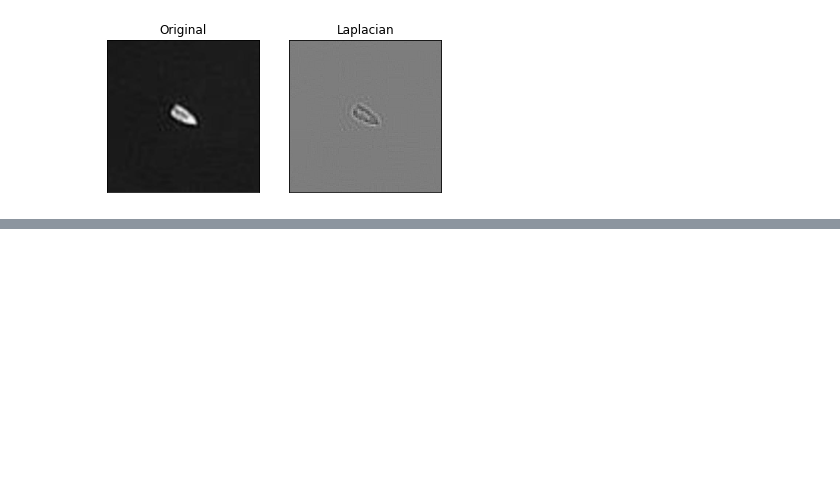
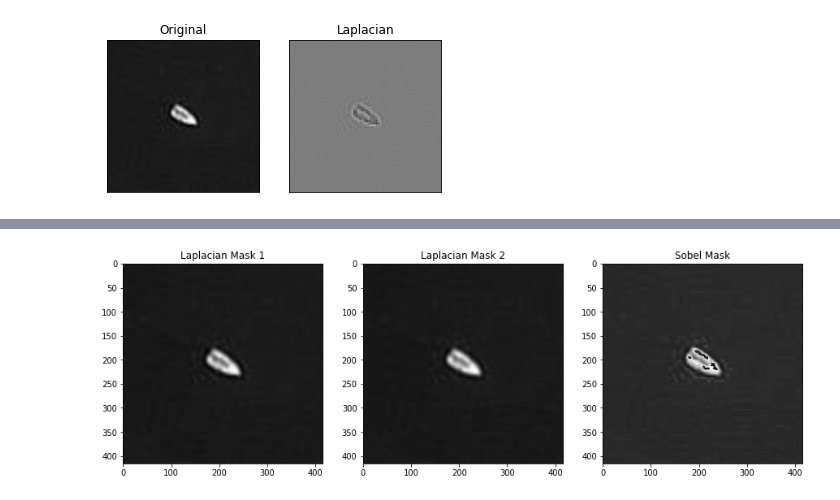
Before and after one commit to ruchiragahlaut/Low-Resolution, a Jupyter notebook: model-backend/research1.ipynb, the cells around one changed output, grey strips where cells are left out. Drawn from its saved outputs; the diff is of its cells as text; code cells hidden in the pictures; blank space fills up the shorter version.

```diff
--- a/model-backend/research1.ipynb
+++ b/model-backend/research1.ipynb
@@ -63,0 +79,46 @@ cv2.CV_64F
+# %%
+import cv2
+import numpy as np
+import matplotlib.pyplot as plt
+
+def applyLaplacian(laplacianMask, img):
+  # Apply laplacian filter to the image
+  filteredImg = cv2.filter2D(img, -1, laplacianMask)
+
+  # Add the filtered image to the original image to enhance the boundary information
+  finalImg = np.uint8(np.clip(img + filteredImg, 0, 255))
+
+  return finalImg
+
+def applySobel(sobelMask, img):
+  # Apply sobel filter to the image
+  filteredImg = cv2.filter2D(img, -1, sobelMask)
+
+  # Add the filtered image to the original image to enhance the boundary information
+  finalImg = np.uint8(np.clip(img + filteredImg, 0, 255))
+
+  return finalImg
+
+# Load the image
+img = cv2.imread('FIshing vessel//d0003_png.rf.2f66e0edf6ca47fe60072754e297c801.jpg',0)
+
+laplacianMask = np.array([[0, 1, 0], [1, -4, 1], [0, 1, 0]])
+final_img = applyLaplacian(laplacianMask, img)
+
+laplacianMask2 = np.array([[1, 1, 1], [1, -8, 1], [1, 1, 1]])
+final_img2 = applyLaplacian(laplacianMask2, img)
+
+sobelMask = np.array([[-1, -2, -1], [0, 0, 0], [1, 2, 1]])
+final_img3 = applySobel(sobelMask, img)
+
+# Display the images side by side
+fig, axs = plt.subplots(1, 3, figsize=(15, 6))
+axs[0].imshow(final_img, cmap='gray')
+axs[0].set_title('Laplacian Mask 1')
+axs[1].imshow(final_img2, cmap='gray')
+axs[1].set_title('Laplacian Mask 2')
+axs[2].imshow(final_img3, cmap='gray')
+axs[2].set_title('Sobel Mask')
+plt.show()
+# %% [output]
+[figure, added]
```
Also changed, not shown: parts of 6 cells of this notebook.
